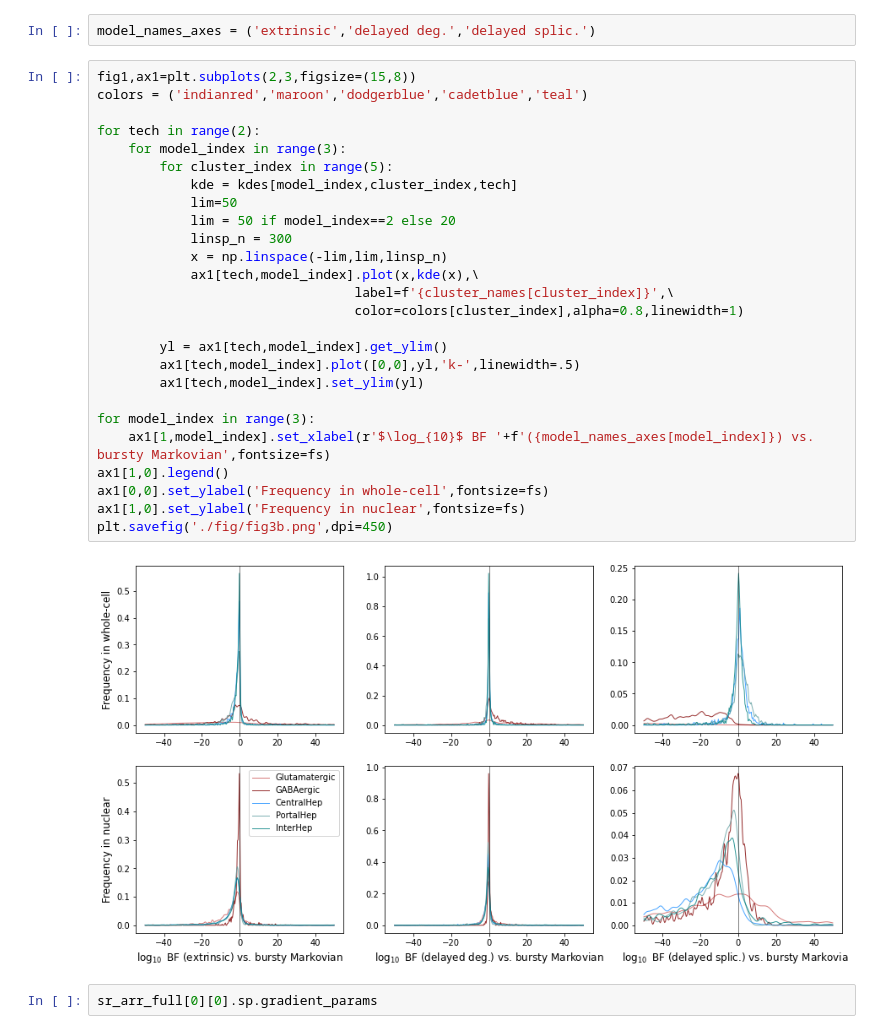
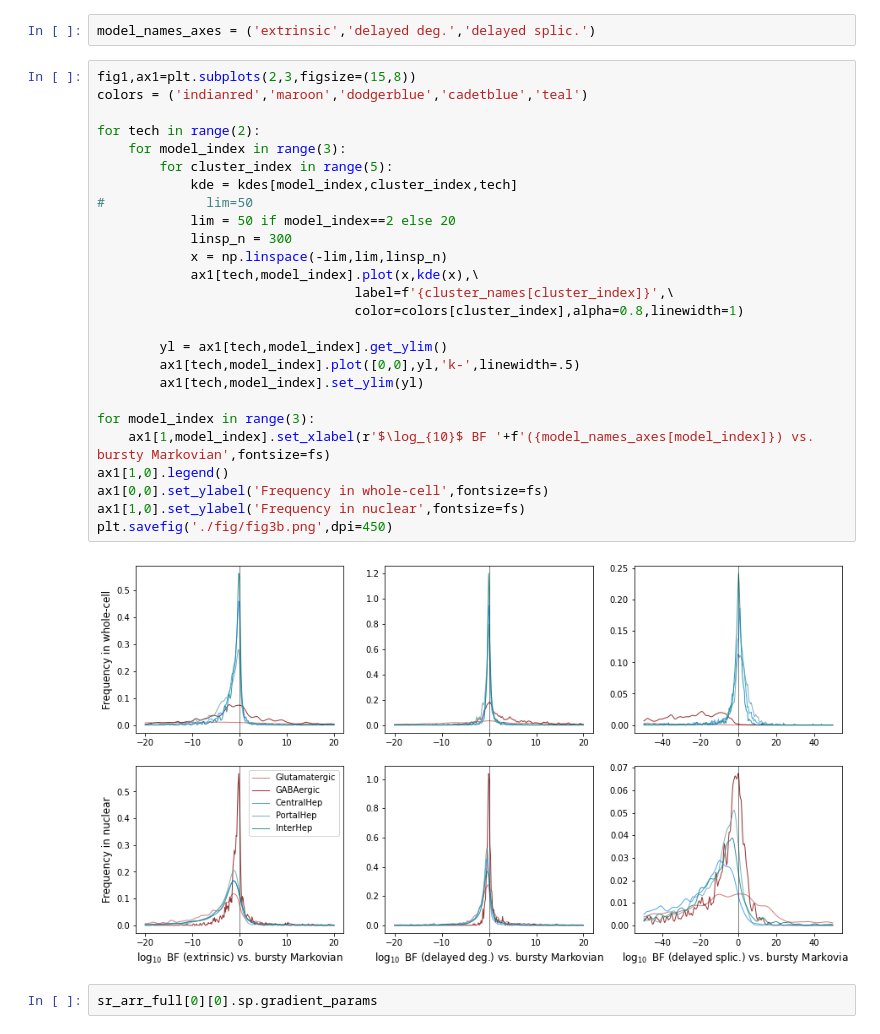
Before and after one commit to pachterlab/GYP_2022, a Jupyter notebook: gg230612_BF_analysis.ipynb, the cells around one changed output. Drawn from its saved outputs; the diff is of its cells as text.

```diff
--- a/gg230612_BF_analysis.ipynb
+++ b/gg230612_BF_analysis.ipynb
@@ -477,31 +477,31 @@ model_names_axes = ('extrinsic','delayed deg.','delayed splic.')
 # %%
 fig1,ax1=plt.subplots(2,3,figsize=(15,8))
 colors = ('indianred','maroon','dodgerblue','cadetblue','teal')
 
 for tech in range(2):
     for model_index in range(3):
         for cluster_index in range(5):
             kde = kdes[model_index,cluster_index,tech]
-            lim=50
+#             lim=50
             lim = 50 if model_index==2 else 20
             linsp_n = 300
             x = np.linspace(-lim,lim,linsp_n)
             ax1[tech,model_index].plot(x,kde(x),\
                                  label=f'{cluster_names[cluster_index]}',\
                                  color=colors[cluster_index],alpha=0.8,linewidth=1)
 
         yl = ax1[tech,model_index].get_ylim()
         ax1[tech,model_index].plot([0,0],yl,'k-',linewidth=.5)
         ax1[tech,model_index].set_ylim(yl)
 
 for model_index in range(3):
     ax1[1,model_index].set_xlabel(r'$\log_{10}$ BF '+f'({model_names_axes[model_index]}) vs. bursty Markovian',fontsize=fs)
 ax1[1,0].legend()
 ax1[0,0].set_ylabel('Frequency in whole-cell',fontsize=fs)
 ax1[1,0].set_ylabel('Frequency in nuclear',fontsize=fs)
 plt.savefig('./fig/fig3b.png',dpi=450)
 # %% [output]
-[figure, old version]
+[figure, new version]
 # %%
 sr_arr_full[0][0].sp.gradient_params
 # %% [output]
```
Also changed, not shown: 1 other file.
